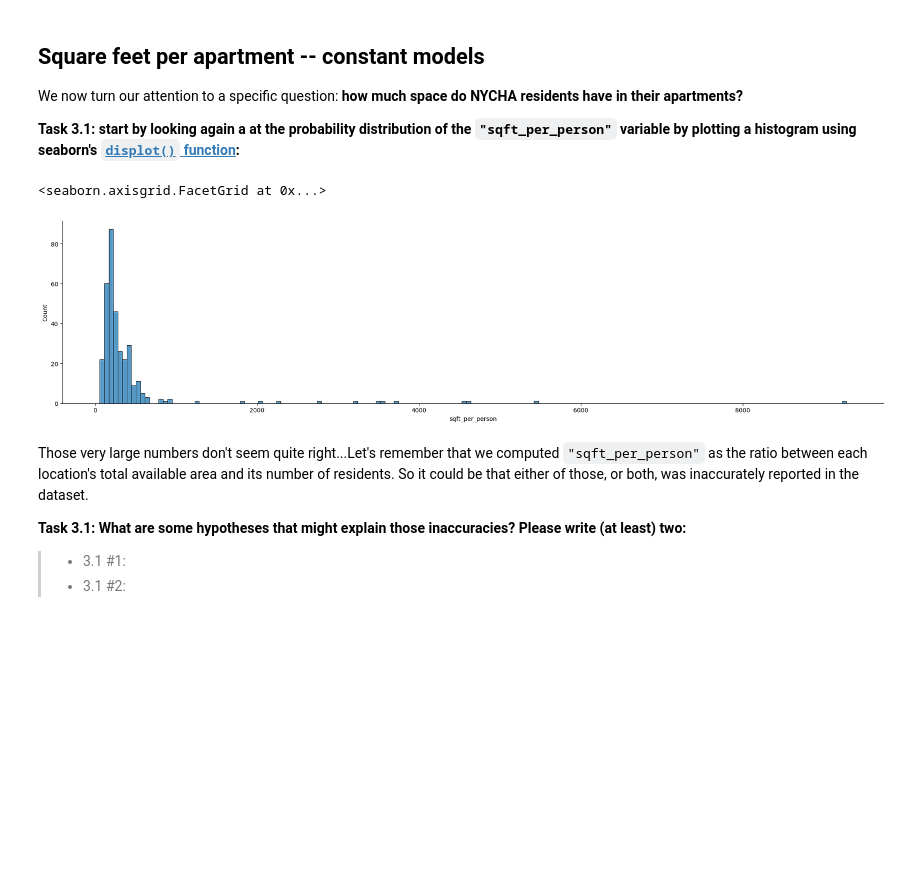
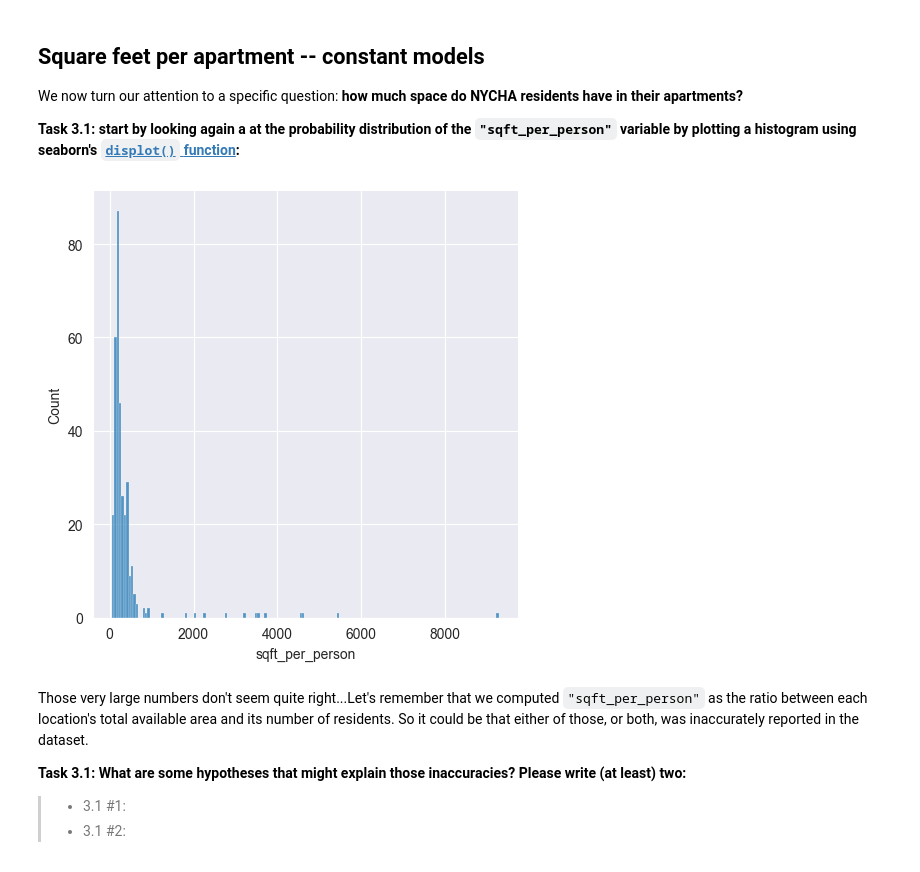
Before and after one commit to joseeeortizz/CSCI-395, a Jupyter notebook: Programs/Program01/program1.ipynb, the cells around one changed output. Cells and saved outputs as stored; diff of their text form; code cells hidden in the pictures; blank space fills up the shorter version.

```diff
--- a/Programs/Program01/program1.ipynb
+++ b/Programs/Program01/program1.ipynb
@@ -25,6 +23,7 @@ ModuleNotFoundError: No module named 'seaborn'
 **Task 1.1: Read in the data in the CSV as-is into the variable `raw_df`.**
 # %%
 # read in the data in the CSV as-is into the variable raw_df.
+raw_df = pd.read_csv("NYCHA_Development_Data_Book_snapshot.csv")
 # %% [markdown]
 **Task 1.2: Display the columns in `raw_df`.**
 # %%
@@ -70,6 +107,41 @@ Hmm that looks nice but maybe not so workable --column names are long, they have
 **_Hint: you can check the tdataframe column types using the `.dtypes` attribute, and you can use the .astype()` method to cast types_.**
 # %%
 # define new columns
-raw_df["development"] = raw_df["DEVELOPMENT"]
+def read_and_transform_nycha_data(filepath: str) -> pd.DataFrame:
+    """Reads and transforms NYCHA data from a CSV file.
 
+    Args:
+        filepath (str): Path to the CSV file.
+
+    Returns:
+        pd.DataFrame: Transformed DataFrame with selected and derived columns.
+    """
+    raw_df = pd.read_csv(filepath)
+
+    # Process columns
+    raw_df["development"] = raw_df["DEVELOPMENT"]
+    raw_df["boro"] = raw_df["BOROUGH"]
+
+    # Convert numeric columns
+    raw_df["total_pop"] = (
+        raw_df["TOTAL POPULATION"]
+        .replace(',', '', regex=True)
+        .replace('[\$,]', '', regex=True)
+        .astype(float)
+    )
+    raw_df["num_apts"] = (
+        raw_df["NUMBER OF CURRENT APARTMENTS"]
+        .replace(',', '', regex=True)
+        .astype(float)
+    )
+    raw_df["avg_monthly_rent"] = (
+        raw_df["AVG MONTHLY GROSS RENT"]
+        .replace('[\$,]', '', regex=True)
+        .astype(float)
+    )
+    raw_df["net_sqft"] = (
+        raw_df["NET DEV AREA SQ FT"]
+        .replace(',', '', regex=True)
+        .astype(float)
+    )
 # ...
@@ -107,3 +218,5 @@ def read_and_transform_nycha_data(filepath: str) -> pd.DataFrame:
 **Task 1.9: Finally use your function to read and transform the raw data into `nycha_df` and preview the newly created dataframe.**
 # %%
 # load and transform NYCHA data into nycha_df
+nycha_df = read_and_transform_nycha_data("NYCHA_Development_Data_Book_snapshot.csv")
+print(nycha_df.head())
@@ -166,9 +333,10 @@ We now turn our attention to a specific question: **how much space do NYCHA resi
 **Task 3.1: start by looking again a at the probability distribution of the `"sqft_per_person"` variable by plotting a histogram using seaborn's [`displot()` function](https://seaborn.pydata.org/generated/seaborn.displot.html):**
 # %%
 # plot histogram of sqft_per_person
+sns.displot(nycha_df['sqft_per_person'].dropna(), kde=False)
+plt.show()
 # %% [output]
-<seaborn.axisgrid.FacetGrid at 0x...>
-[figure, old version]
+[figure, new version]
 # %% [markdown]
 Those very large numbers don't seem quite right...Let's remember that we computed `"sqft_per_person"` as the ratio between each location's total available area and its number of residents. So it could be that either of those, or both, was inaccurately reported in the dataset.
 
```
Also changed, not shown: parts of 18 cells of this notebook.
